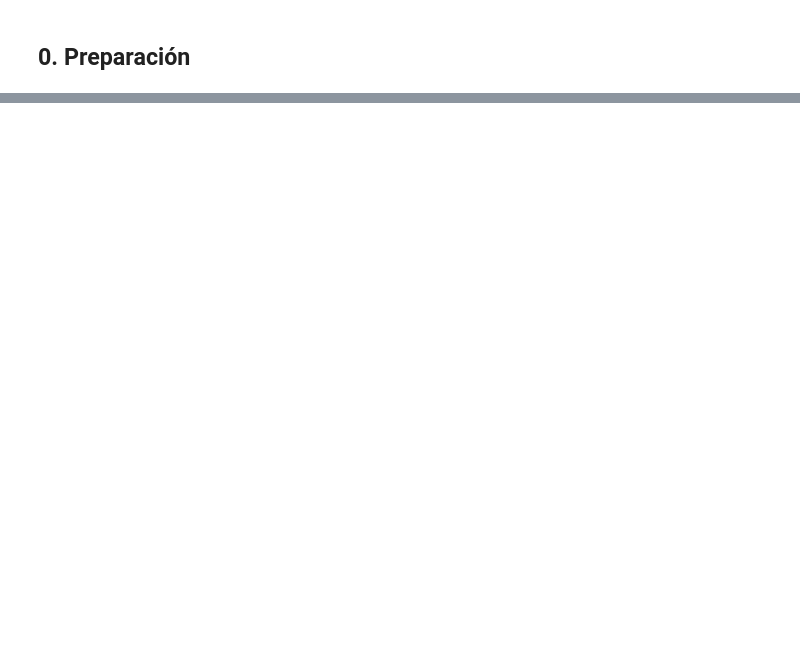
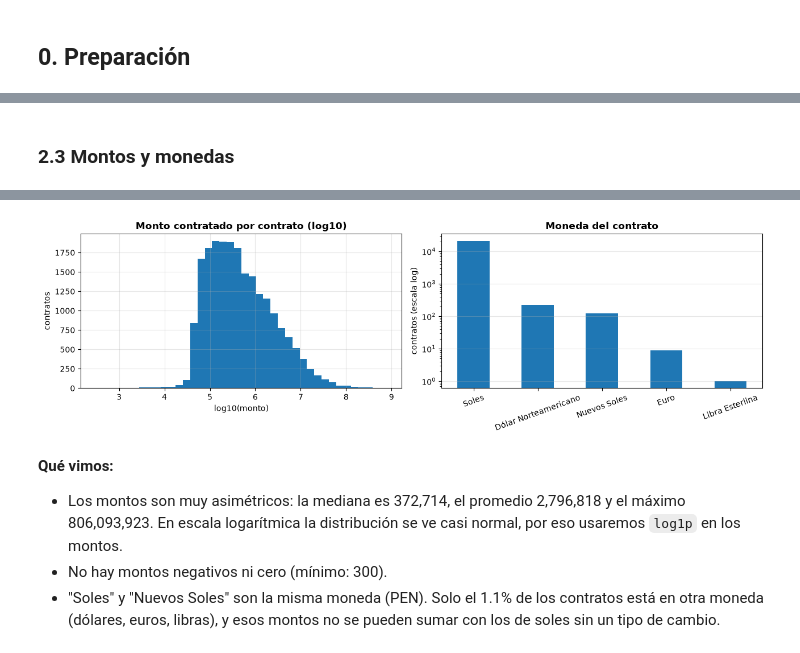
Before and after one commit to CyndxTs/G5-IA-APLICADA, a Jupyter notebook: notebooks/01_eda.ipynb, the cells around one changed output, grey strips where cells are left out. Drawn from its saved outputs; the diff is of its cells as text; code cells hidden in the pictures; blank space fills up the shorter version.

Commit message:
LDX /update
Actualización del EDA para el final

```diff
--- a/notebooks/01_eda.ipynb
+++ b/notebooks/01_eda.ipynb
@@ -706,0 +65,4 @@ Contratos con ruc_destinatario_pago de 11 dígitos: 1.0
+# %%
+display(ex.inventario_archivos())
+contratos_raw, enc_contratos = ex.leer_anuales("contratos")
+convocatorias_raw, enc_convocatorias = ex.leer_anuales("convocatorias")
@@ -706,0 +121,17 @@ Contratos con ruc_destinatario_pago de 11 dígitos: 1.0
+# %%
+contratos = ex.preparar_contratos(contratos_raw)
+items = ex.items_contrato(contratos)                 # una fila por contrato-ítem
+contratos_unicos = items.drop_duplicates("n_cod_contrato")  # una fila por contrato
+est = ex.estructura_contratos(contratos, items)
+
+print("Filas por contrato-ítem:")
+print(est["filas_por_item"].head(6).to_string())
+print("\nColumnas que cambian entre filas del mismo contrato-ítem:")
+print(est["columnas_que_cambian"].to_string())
+mostrar(f"""
+**Qué vimos:**
+- Hay {est['filas']:,} filas, pero solo {est['contrato_items']:,} contrato-ítem y {est['contratos']:,} contratos. {'`n_cod_contrato` y `codigo_contrato` son la misma columna.' if est['codigo_igual'] else '`n_cod_contrato` y `codigo_contrato` no siempre coinciden.'} Hay {est['duplicadas']} filas completamente duplicadas y {est['en_dos_archivos']} contrato-ítem repetidos entre archivos.
+- Cuando un contrato-ítem se repite, lo único que cambia son `monto_adicional`, `monto_reduccion` y `monto_prorroga`: cada fila extra es una modificación del contrato, no un contrato nuevo.
+- El {est['pct_un_item']:.0f}% de los contratos tiene un solo ítem, y `monto_contratado_total` coincide con la suma de sus ítems en el {est['pct_total_igual_suma']:.0f}% de los contratos.
+- Unidad de análisis: nos quedamos con una fila por contrato-ítem (para cruzar con la convocatoria) y luego con una por contrato.
+""")
@@ -706,0 +190,16 @@ Contratos con ruc_destinatario_pago de 11 dígitos: 1.0
+# %% [markdown]
+### 2.3 Montos y monedas
+# %%
+display(contratos_unicos[["monto_contratado_total", "monto_contratado_item"]].describe().T)
+ex.graficar_montos_monedas(contratos_unicos)
+plt.show()
+
+m = contratos_unicos["monto_contratado_total"]
+monedas = contratos_unicos["moneda"].value_counts()
+mostrar(f"""
+**Qué vimos:**
+- Los montos son muy asimétricos: la mediana es {m.median():,.0f}, el promedio {m.mean():,.0f} y el máximo {m.max():,.0f}. En escala logarítmica la distribución se ve casi normal, por eso usaremos `log1p` en los montos.
+- No hay montos negativos ni cero (mínimo: {m.min():,.0f}).
+- "Soles" y "Nuevos Soles" son la misma moneda (PEN). Solo el {(1 - monedas.reindex(['Soles', 'Nuevos Soles']).sum() / monedas.sum())*100:.1f}% de los contratos está en otra moneda (dólares, euros, libras), y esos montos no se pueden sumar con los de soles sin un tipo de cambio.
+""")
+# %% [output]
@@ -706,0 +209,6 @@ Contratos con ruc_destinatario_pago de 11 dígitos: 1.0
+[figure, added]
+
+**Qué vimos:**
+- Los montos son muy asimétricos: la mediana es 372,714, el promedio 2,796,818 y el máximo 806,093,923. En escala logarítmica la distribución se ve casi normal, por eso usaremos `log1p` en los montos.
+- No hay montos negativos ni cero (mínimo: 300).
+- "Soles" y "Nuevos Soles" son la misma moneda (PEN). Solo el 1.1% de los contratos está en otra moneda (dólares, euros, libras), y esos montos no se pueden sumar con los de soles sin un tipo de cambio.
```
Also changed, not shown: parts of 95 cells of this notebook, 23 other files.
